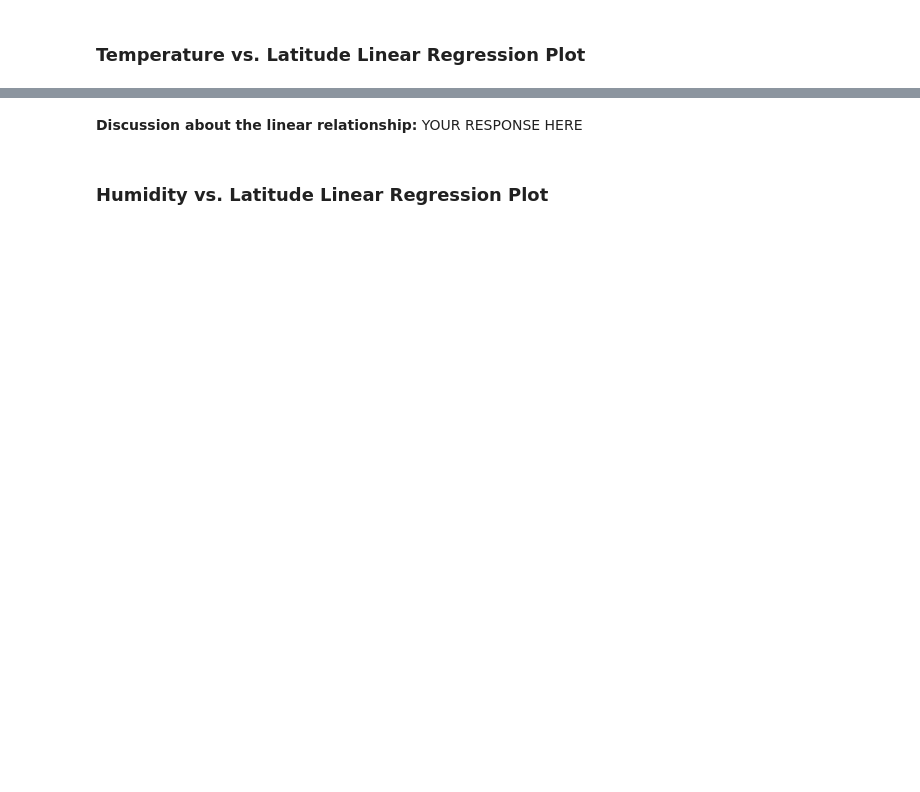
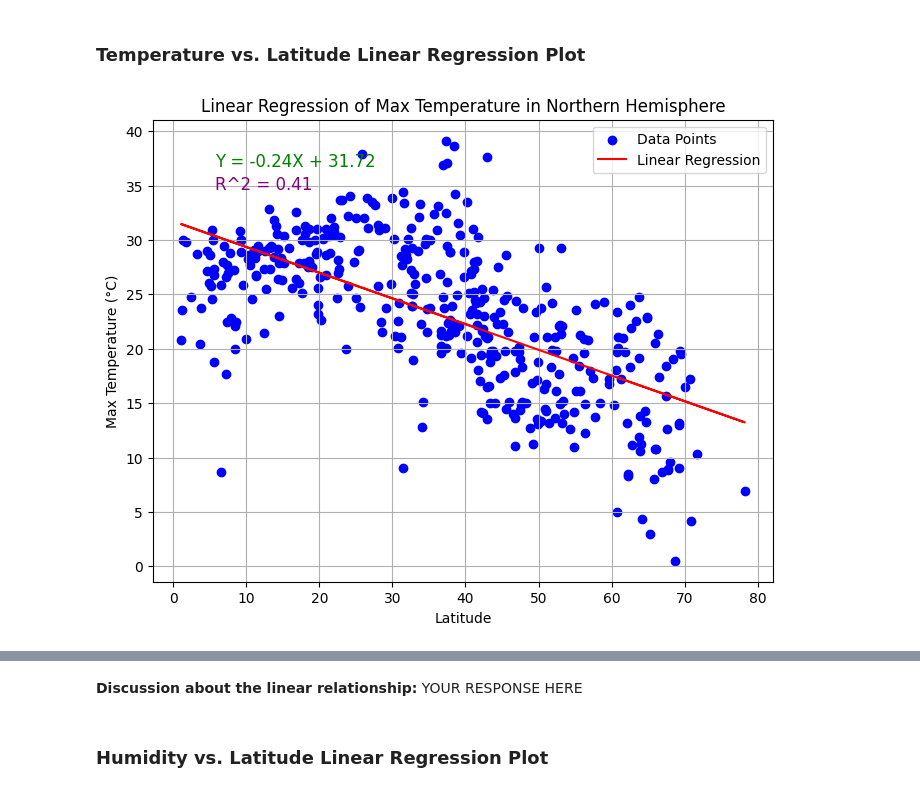
Before and after one commit to SergioEscobedo/python-api-challenge, a Jupyter notebook: WeatherPy.ipynb, the cells around one changed output, grey strips where cells are left out. Saved outputs shown, nothing was run; the diff lists cells and outputs as text; code cells hidden in the pictures; blank space fills up the shorter version.

```diff
--- a/WeatherPy.ipynb
+++ b/WeatherPy.ipynb
@@ -257,0 +292,10 @@ plt.show()
+# %%
+# Create a DataFrame with the Northern Hemisphere data (Latitude >= 0)
+city_df = pd.DataFrame(city_data)
+northern_hemisphere_df = city_df[city_df['Lat'] >= 0]
+
+# Display the resulting DataFrame
+
+
+# Display sample data
+northern_hemisphere_df.head()
@@ -277,0 +326,24 @@ southern_hemi_df.head()
+# %%
+x_values = northern_hemisphere_df['Lat']
+y_values = northern_hemisphere_df['Max Temp']
+
+slope, intercept, r_value, p_value, std_err = linregress(x_values, y_values)
+
+regress_values = slope * x_values + intercept
+
+equation = f'Y = {slope:.2f}X + {intercept:.2f}'
+r_squared = f'R^2 = {r_value**2:.2f}'
+
+plt.figure(figsize=(8, 6))
+plt.scatter(x_values, y_values, color='blue', label='Data Points')
+plt.plot(x_values, regress_values, color='red', label='Linear Regression')
+plt.title('Linear Regression of Max Temperature in Northern Hemisphere')
+plt.xlabel('Latitude')
+plt.ylabel('Max Temperature (°C)')
+plt.text(0.1, 0.9, equation, transform=plt.gca().transAxes, fontsize=12, color='green')
+plt.text(0.1, 0.85, r_squared, transform=plt.gca().transAxes, fontsize=12, color='purple')
+plt.legend()
+plt.grid(True)
+plt.show()
+# %% [output]
+[figure, added]
```
Also changed, not shown: parts of 31 cells of this notebook, 5 other files.
